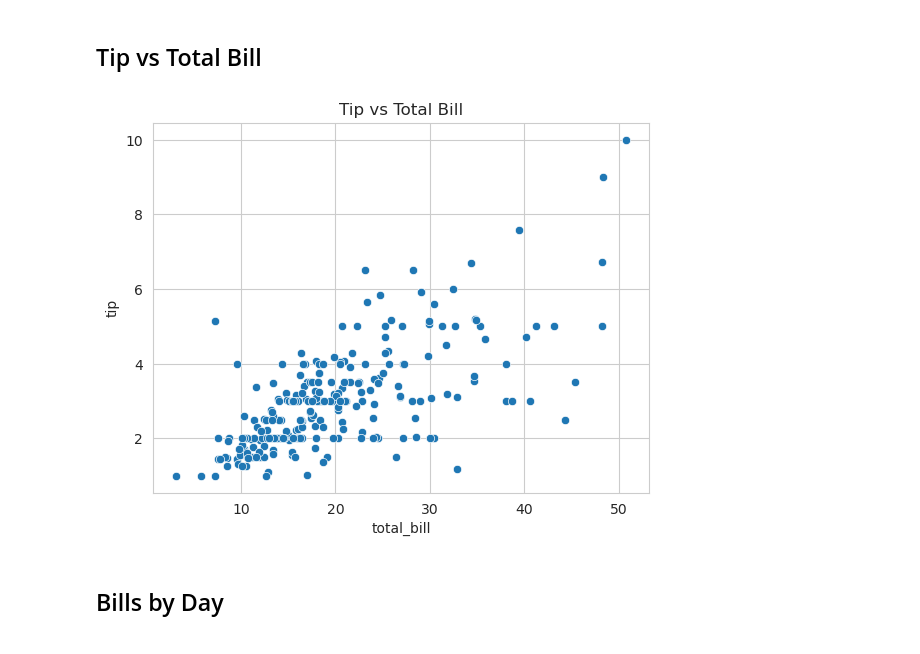
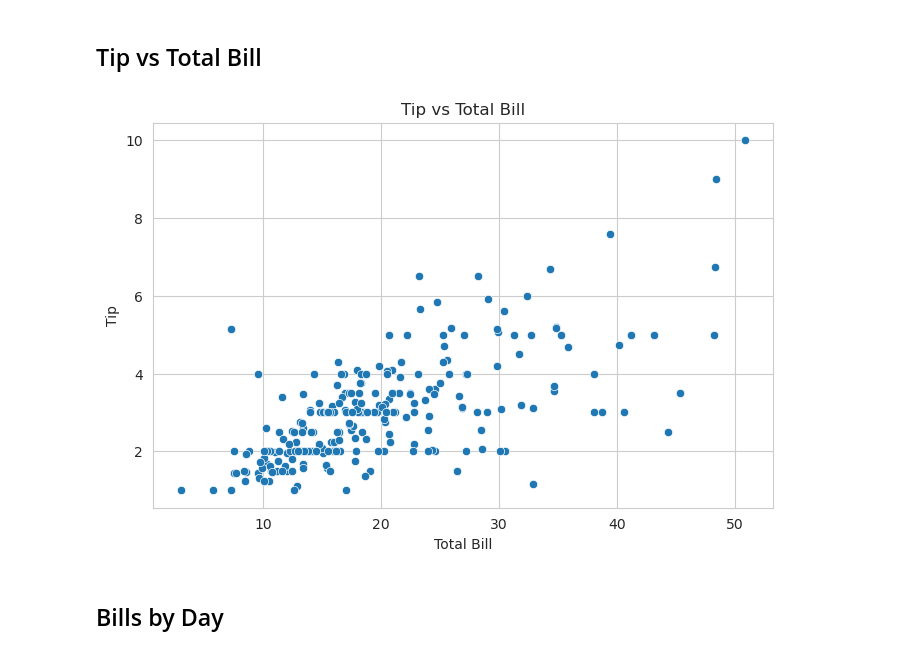
Before and after one commit to zaur-israfilov/eda-sales-analysis, a Jupyter notebook: notebooks/eda_sales_analysis.ipynb, the cells around one changed output. Saved outputs shown, nothing was run; the diff lists cells and outputs as text; code cells hidden in the pictures.

Commit message:
Add EDA visualizations

```diff
--- a/notebooks/eda_sales_analysis.ipynb
+++ b/notebooks/eda_sales_analysis.ipynb
@@ -70,11 +70,15 @@ plt.show()
 # %% [markdown]
 ## Tip vs Total Bill
 # %%
+plt.figure(figsize=(8, 5))
 sns.scatterplot(x="total_bill", y="tip", data=df)
 plt.title("Tip vs Total Bill")
+plt.xlabel("Total Bill")
+plt.ylabel("Tip")
+plt.savefig("../images/tip_vs_total_bill.png", dpi=300, bbox_inches="tight")
 plt.show()
 # %% [output]
-[figure, old version]
+[figure, new version]
 # %% [markdown]
 ## Bills by Day
 # %%
```
Also changed, not shown: 3 other files.
